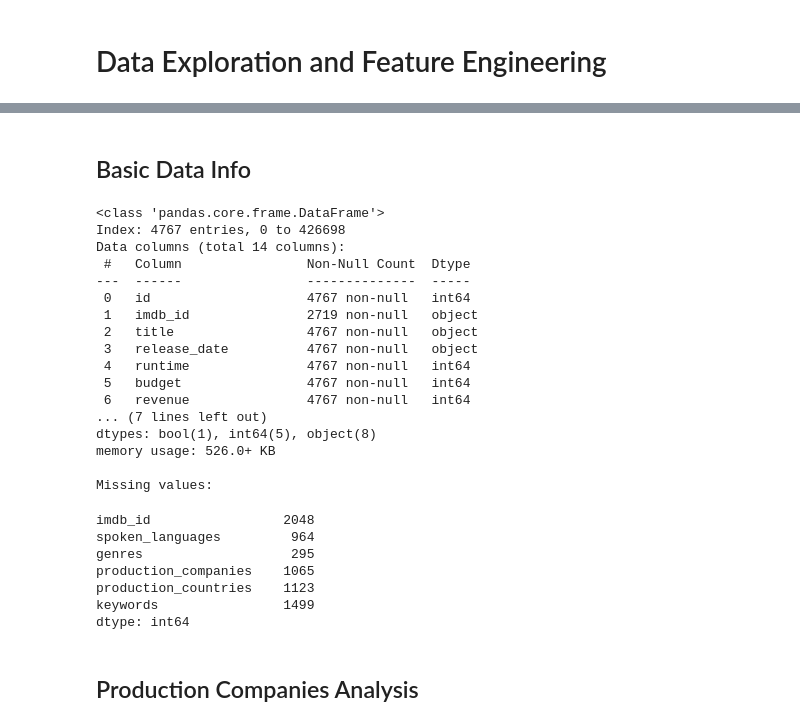
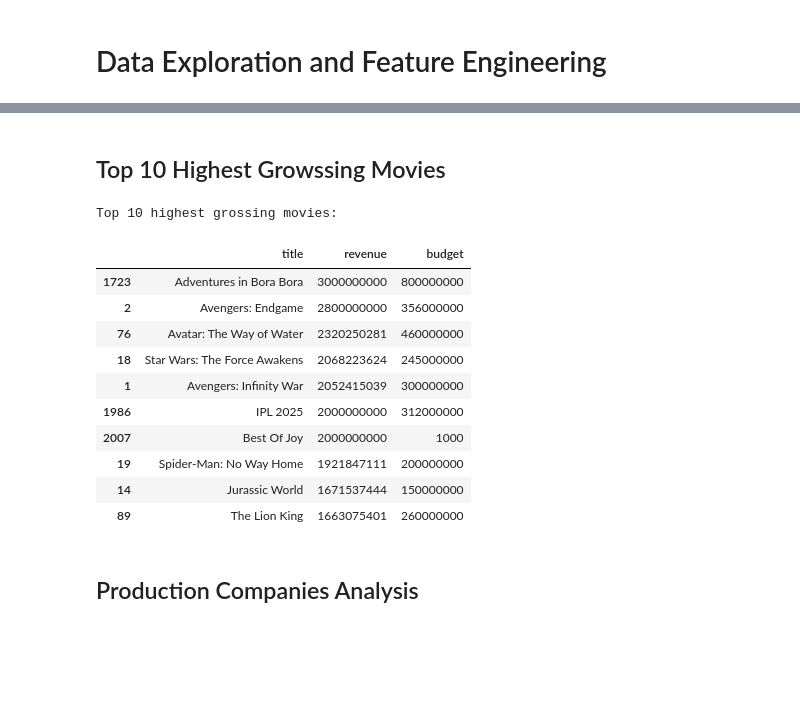
Before and after one commit to jasmineplows/box_office, a Jupyter notebook: code/feature-engineering.ipynb, the cells around one changed output, grey strips where cells are left out. Drawn from its saved outputs; the diff is of its cells as text; code cells hidden in the pictures; blank space fills up the shorter version.

```diff
--- a/code/feature-engineering.ipynb
+++ b/code/feature-engineering.ipynb
@@ -8,12 +8,6 @@ import numpy as np
 # %%
 df = pd.read_csv("../data/dataset.csv")
 
-# Filter out adult films
-df = df[df['adult'] == False]
-
-# Remove movies with zero revenue OR zero budget
-df = df[(df['revenue'] > 0) & (df['budget'] > 0)]
-
-print(f"Dataset shape (after removing adult films and zero revenue/budget movies): {df.shape}")
+print(f"Dataset shape): {df.shape}")
 df.head()
 # %% [output]
@@ -24,39 +18,25 @@ Dataset shape (after removing adult films and zero revenue/budget movies): (4767
 | 2 | 299534 | tt4154796 | Avengers: Endgame | 2019-04-24 | 181 | 356000000 | 2800000000 | False | English, Japanese, Xhosa | ... |
 | 3 | 475557 | tt7286456 | Joker | 2019-10-01 | 122 | 55000000 | 1074458282 | False | English | ... |
 | 4 | 99861 | tt2395427 | Avengers: Age of Ultron | 2015-04-22 | 141 | 365000000 | 1405403694 | False | English | ... |
-# %% [markdown]
-## Basic Data Info
-# %%
-df.info()
-
-print("\nMissing values:")
-missing = df.isnull().sum()
-missing[missing > 0]
-# %% [output]
-<class 'pandas.core.frame.DataFrame'>
-Index: 4767 entries, 0 to 426698
-Data columns (total 14 columns):
- #   Column                Non-Null Count  Dtype
----  ------                --------------  -----
- 0   id                    4767 non-null   int64
- 1   imdb_id               2719 non-null   object
- 2   title                 4767 non-null   object
- 3   release_date          4767 non-null   object
- 4   runtime               4767 non-null   int64
- 5   budget                4767 non-null   int64
- 6   revenue               4767 non-null   int64
-... (7 lines left out)
-dtypes: bool(1), int64(5), object(8)
-memory usage: 526.0+ KB
-
-Missing values:
-imdb_id                 2048
-spoken_languages         964
-genres                   295
-production_companies    1065
-production_countries    1123
-keywords                1499
-dtype: int64
+# %% [markdown]
+## Top 10 Highest Growssing Movies
+# %%
+print("Top 10 highest grossing movies:")
+top_movies = df.nlargest(10, 'revenue')[['title', 'revenue', 'budget']]
+display(top_movies)
+# %% [output]
+Top 10 highest grossing movies:
+|  | title | revenue | budget |
+| 1723 | Adventures in Bora Bora | 3000000000 | 800000000 |
+| 2 | Avengers: Endgame | 2800000000 | 356000000 |
+| 76 | Avatar: The Way of Water | 2320250281 | 460000000 |
+| 18 | Star Wars: The Force Awakens | 2068223624 | 245000000 |
+| 1 | Avengers: Infinity War | 2052415039 | 300000000 |
+| 1986 | IPL 2025 | 2000000000 | 312000000 |
+| 2007 | Best Of Joy | 2000000000 | 1000 |
+| 19 | Spider-Man: No Way Home | 1921847111 | 200000000 |
+| 14 | Jurassic World | 1671537444 | 150000000 |
+| 89 | The Lion King | 1663075401 | 260000000 |
 # %% [markdown]
 ## Production Companies Analysis
 # %%
```
Also changed, not shown: parts of 14 cells of this notebook, 2 other files.
